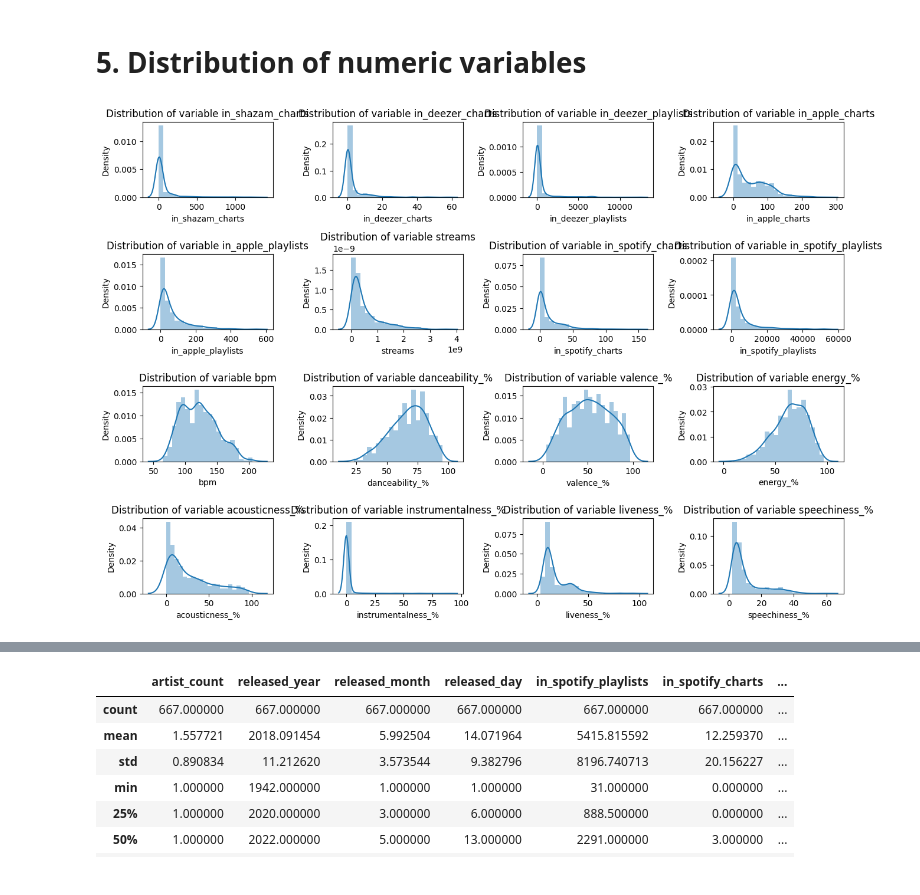
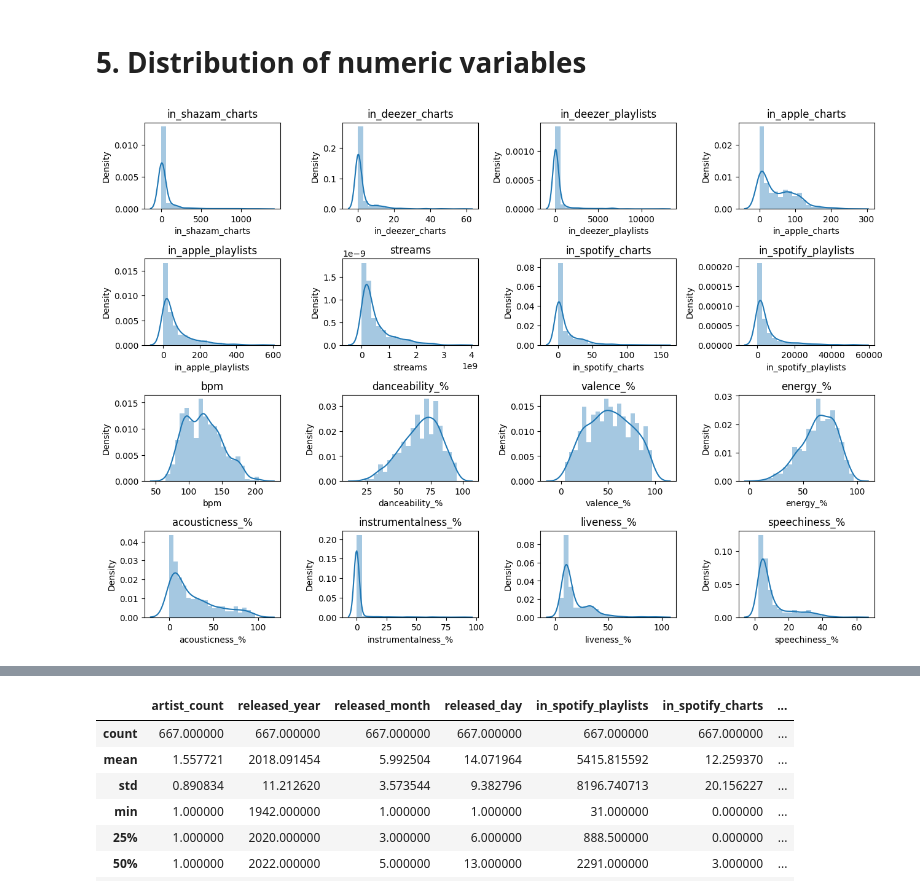
Before and after one commit to nataliachoszczyk/spotify-songs-clustering, a Jupyter notebook: EDA_KM1/EDA.ipynb, the cells around one changed output, grey strips where cells are left out. Drawn from its saved outputs; the diff is of its cells as text; code cells hidden in the pictures.

```diff
--- a/EDA_KM1/EDA.ipynb
+++ b/EDA_KM1/EDA.ipynb
@@ -265,18 +265,16 @@ spotify_df[object_columns] = spotify_df[object_columns].astype(str)
 # 5. Distribution of numeric variables
 # %%
 plt.figure(figsize=(13, 13))
-
-#columns = ['artist_count', 'released_year', 'released_month', 'released_day', 'bpm', 'danceability_%', 'valence_%', 'energy_%', 'acousticness_%', 'instrumentalness_%', 'liveness_%', 'speechiness_%']
 
 r = 6  # Number of rows in the subplot grid
 c = 4  # Number of columns in the subplot grid
 
 for i, column in enumerate(numeric):
     plt.subplot(r, c, i+1)
     dis_dist = sns.distplot(spotify_df[column], bins=20)
-    dis_dist.set_title(f'Distribution of variable {column}')
+    dis_dist.set_title(f'{column}')
 
 plt.tight_layout()
 plt.show()
 # %% [output]
-[figure, old version]
+[figure, new version]
```
Also changed, not shown: parts of 1 cell of this notebook.
